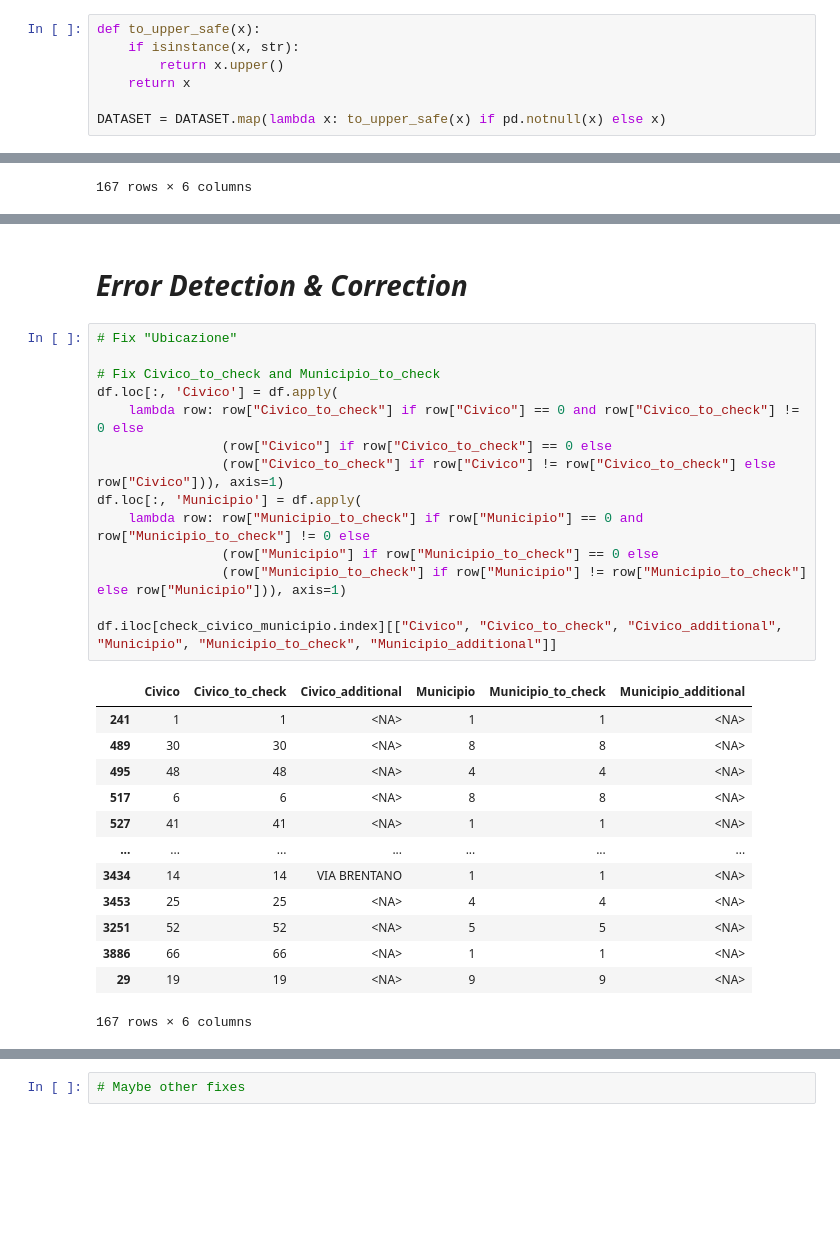
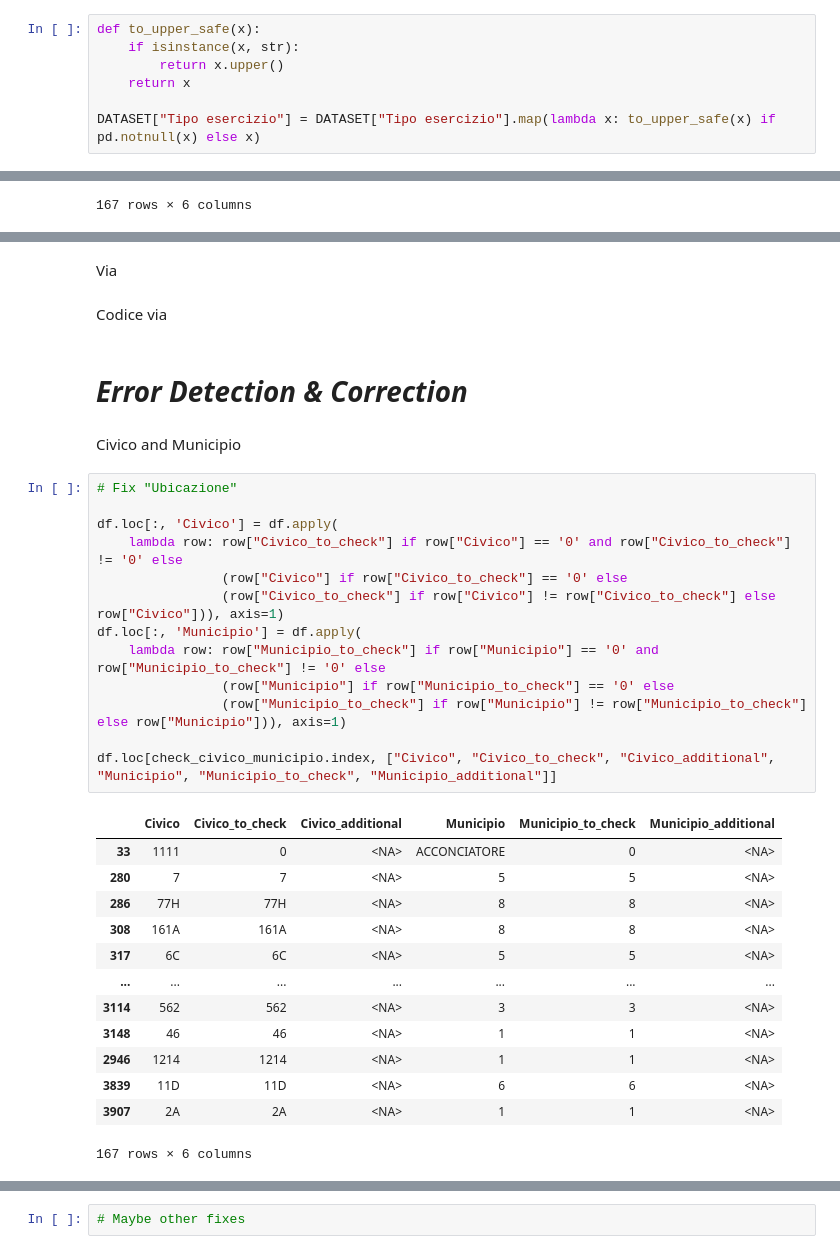
Before and after one commit to leonardotisato/DQP, a Jupyter notebook: project.ipynb, the cells around one changed output, grey strips where cells are left out. Saved outputs shown, nothing was run; the diff lists cells and outputs as text; blank space fills up the shorter version.

```diff
--- a/project.ipynb
+++ b/project.ipynb
@@ -169,7 +169,7 @@ def to_upper_safe(x):
         return x.upper()
     return x
 
-DATASET = DATASET.map(lambda x: to_upper_safe(x) if pd.notnull(x) else x)
+DATASET["Tipo esercizio"] = DATASET["Tipo esercizio"].map(lambda x: to_upper_safe(x) if pd.notnull(x) else x)
 # %%
 # Transform "Tipo Esercizio"
 
@@ -377,30 +391,35 @@ check_civico_municipio
+# %% [markdown]
+Via
+# %% [markdown]
+Codice via
 # %% [markdown]
 # *Error Detection & Correction*
+# %% [markdown]
+Civico and Municipio
 # %%
 # Fix "Ubicazione"
 
-# Fix Civico_to_check and Municipio_to_check
 df.loc[:, 'Civico'] = df.apply(
-    lambda row: row["Civico_to_check"] if row["Civico"] == 0 and row["Civico_to_check"] != 0 else
-                (row["Civico"] if row["Civico_to_check"] == 0 else
+    lambda row: row["Civico_to_check"] if row["Civico"] == '0' and row["Civico_to_check"] != '0' else
+                (row["Civico"] if row["Civico_to_check"] == '0' else
                 (row["Civico_to_check"] if row["Civico"] != row["Civico_to_check"] else row["Civico"])), axis=1)
 df.loc[:, 'Municipio'] = df.apply(
-    lambda row: row["Municipio_to_check"] if row["Municipio"] == 0 and row["Municipio_to_check"] != 0 else
-                (row["Municipio"] if row["Municipio_to_check"] == 0 else
+    lambda row: row["Municipio_to_check"] if row["Municipio"] == '0' and row["Municipio_to_check"] != '0' else
+                (row["Municipio"] if row["Municipio_to_check"] == '0' else
                 (row["Municipio_to_check"] if row["Municipio"] != row["Municipio_to_check"] else row["Municipio"])), axis=1)
 
-df.iloc[check_civico_municipio.index][["Civico", "Civico_to_check", "Civico_additional", "Municipio", "Municipio_to_check", "Municipio_additional"]]
+df.loc[check_civico_municipio.index, ["Civico", "Civico_to_check", "Civico_additional", "Municipio", "Municipio_to_check", "Municipio_additional"]]
 # %% [output]
 |  | Civico | Civico_to_check | Civico_additional | Municipio | Municipio_to_check | Municipio_additional |
-| 241 | 1 | 1 | <NA> | 1 | 1 | <NA> |
-| 489 | 30 | 30 | <NA> | 8 | 8 | <NA> |
-| 495 | 48 | 48 | <NA> | 4 | 4 | <NA> |
-| 517 | 6 | 6 | <NA> | 8 | 8 | <NA> |
-| 527 | 41 | 41 | <NA> | 1 | 1 | <NA> |
+| 33 | 1111 | 0 | <NA> | ACCONCIATORE | 0 | <NA> |
+| 280 | 7 | 7 | <NA> | 5 | 5 | <NA> |
+| 286 | 77H | 77H | <NA> | 8 | 8 | <NA> |
+| 308 | 161A | 161A | <NA> | 8 | 8 | <NA> |
+| 317 | 6C | 6C | <NA> | 5 | 5 | <NA> |
 | ... | ... | ... | ... | ... | ... | ... |
-| 3434 | 14 | 14 | VIA BRENTANO | 1 | 1 | <NA> |
-| 3453 | 25 | 25 | <NA> | 4 | 4 | <NA> |
-| 3251 | 52 | 52 | <NA> | 5 | 5 | <NA> |
-| 3886 | 66 | 66 | <NA> | 1 | 1 | <NA> |
-| 29 | 19 | 19 | <NA> | 9 | 9 | <NA> |
+| 3114 | 562 | 562 | <NA> | 3 | 3 | <NA> |
+| 3148 | 46 | 46 | <NA> | 1 | 1 | <NA> |
+| 2946 | 1214 | 1214 | <NA> | 1 | 1 | <NA> |
+| 3839 | 11D | 11D | <NA> | 6 | 6 | <NA> |
+| 3907 | 2A | 2A | <NA> | 1 | 1 | <NA> |
 167 rows × 6 columns
```
Also changed, not shown: parts of 8 cells of this notebook.
